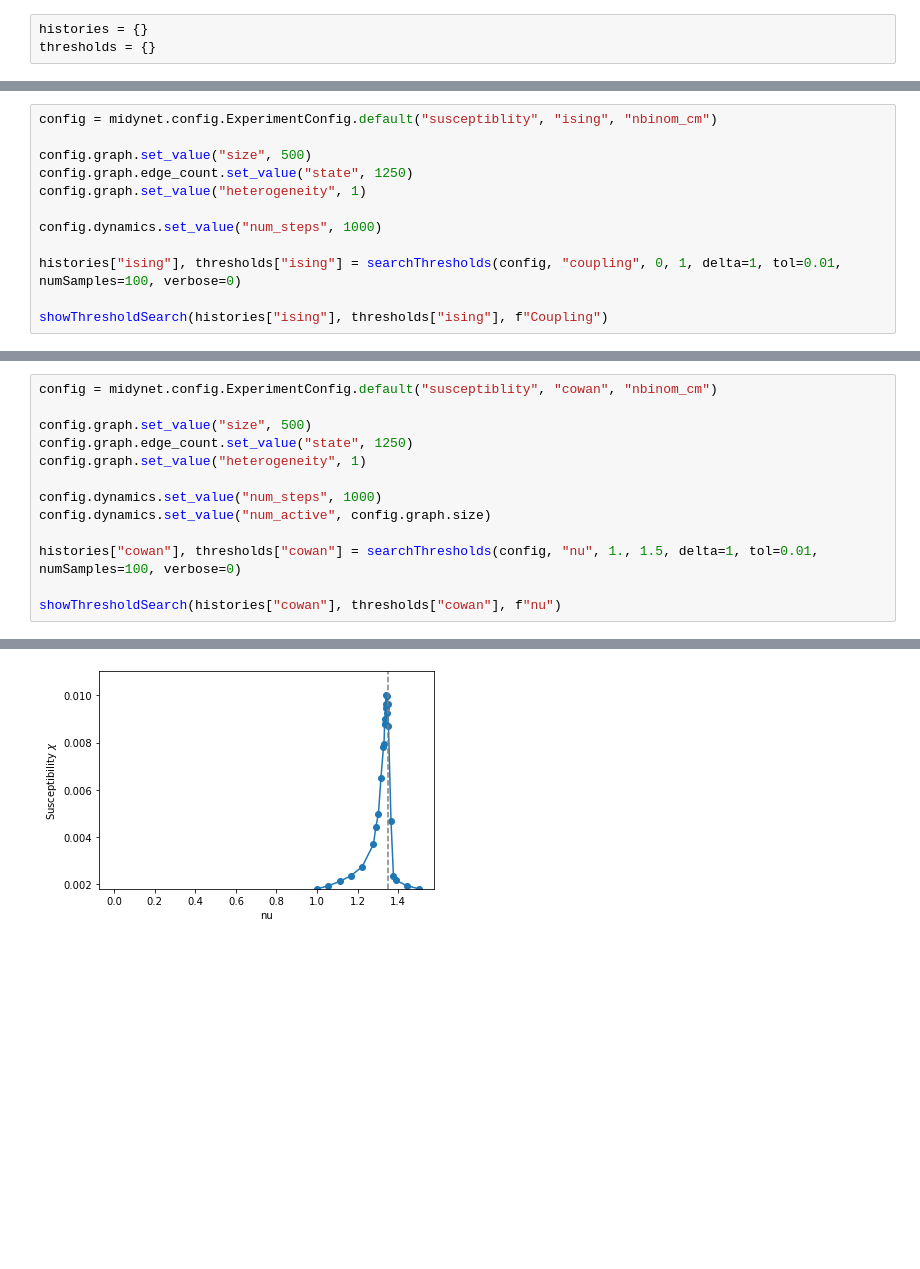
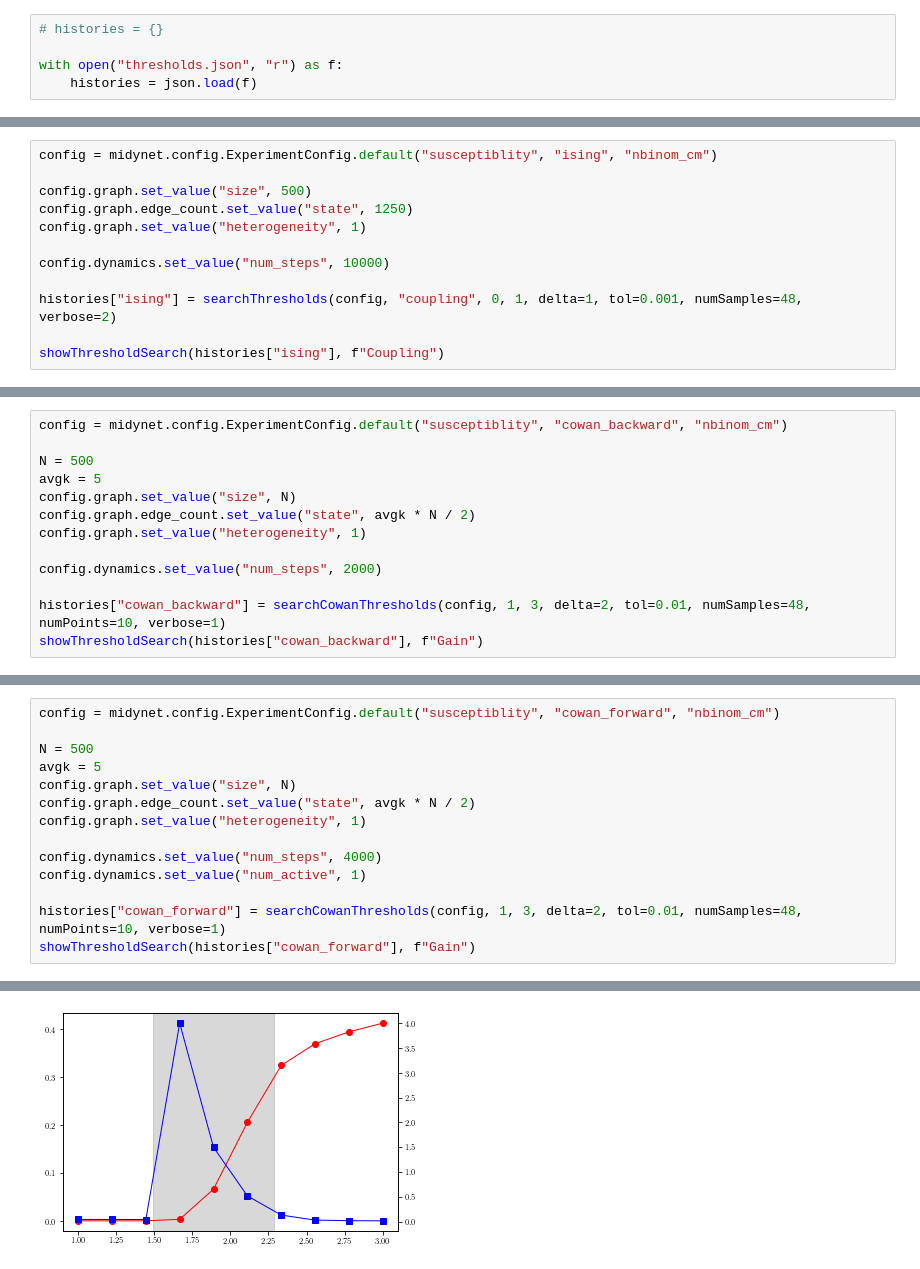
Before and after one commit to charlesmurphy1/midynet, a Jupyter notebook: notebooks/midynet/thresholds.ipynb, the cells around one changed output, grey strips where cells are left out. Saved outputs shown, nothing was run; the diff lists cells and outputs as text; blank space fills up the shorter version.

```diff
--- a/notebooks/midynet/thresholds.ipynb
+++ b/notebooks/midynet/thresholds.ipynb
@@ -96,6 +220,8 @@ def showThresholdSearch(history, threshold=None, paramName=f"Coupling"):
-# %%
-histories = {}
-thresholds = {}
+# %%
+# histories = {}
+
+with open("thresholds.json", "r") as f:
+    histories = json.load(f)
 # %%
 config = midynet.config.ExperimentConfig.default("susceptiblity", "sis", "nbinom_cm")
 
@@ -119,9 +245,9 @@ config.graph.set_value("size", 500)
 config.graph.edge_count.set_value("state", 1250)
 config.graph.set_value("heterogeneity", 1)
 
-config.dynamics.set_value("num_steps", 1000)
+config.dynamics.set_value("num_steps", 10000)
 
-histories["ising"], thresholds["ising"] = searchThresholds(config, "coupling", 0, 1, delta=1, tol=0.01, numSamples=100, verbose=0)
+histories["ising"] = searchThresholds(config, "coupling", 0, 1, delta=1, tol=0.001, numSamples=48, verbose=2)
 
-showThresholdSearch(histories["ising"], thresholds["ising"], f"Coupling")
+showThresholdSearch(histories["ising"], f"Coupling")
 # %% [output]
@@ -128,0 +267,13 @@ showThresholdSearch(histories["ising"], thresholds["ising"], f"Coupling")
+# %%
+config = midynet.config.ExperimentConfig.default("susceptiblity", "cowan_backward", "nbinom_cm")
+
+N = 500
+avgk = 5
+config.graph.set_value("size", N)
+config.graph.edge_count.set_value("state", avgk * N / 2)
+config.graph.set_value("heterogeneity", 1)
+
+config.dynamics.set_value("num_steps", 2000)
+
+histories["cowan_backward"] = searchCowanThresholds(config, 1, 3, delta=2, tol=0.01, numSamples=48, numPoints=10, verbose=1)
+showThresholdSearch(histories["cowan_backward"], f"Gain")
@@ -129,14 +357,15 @@ showThresholdSearch(histories["ising"], thresholds["ising"], f"Coupling")
 # %%
-config = midynet.config.ExperimentConfig.default("susceptiblity", "cowan", "nbinom_cm")
+config = midynet.config.ExperimentConfig.default("susceptiblity", "cowan_forward", "nbinom_cm")
 
-config.graph.set_value("size", 500)
-config.graph.edge_count.set_value("state", 1250)
+N = 500
+avgk = 5
+config.graph.set_value("size", N)
+config.graph.edge_count.set_value("state", avgk * N / 2)
 config.graph.set_value("heterogeneity", 1)
 
-config.dynamics.set_value("num_steps", 1000)
-config.dynamics.set_value("num_active", config.graph.size)
+config.dynamics.set_value("num_steps", 4000)
+config.dynamics.set_value("num_active", 1)
 
-histories["cowan"], thresholds["cowan"] = searchThresholds(config, "nu", 1., 1.5, delta=1, tol=0.01, numSamples=100, verbose=0)
-
-showThresholdSearch(histories["cowan"], thresholds["cowan"], f"nu")
+histories["cowan_forward"] = searchCowanThresholds(config, 1, 3, delta=2, tol=0.01, numSamples=48, numPoints=10, verbose=1)
+showThresholdSearch(histories["cowan_forward"], f"Gain")
 # %% [output]
@@ -143 +385 @@ showThresholdSearch(histories["cowan"], thresholds["cowan"], f"nu")
-[figure, old version]
+[figure, new version]
```
Also changed, not shown: parts of 8 cells of this notebook, 4 other files.
